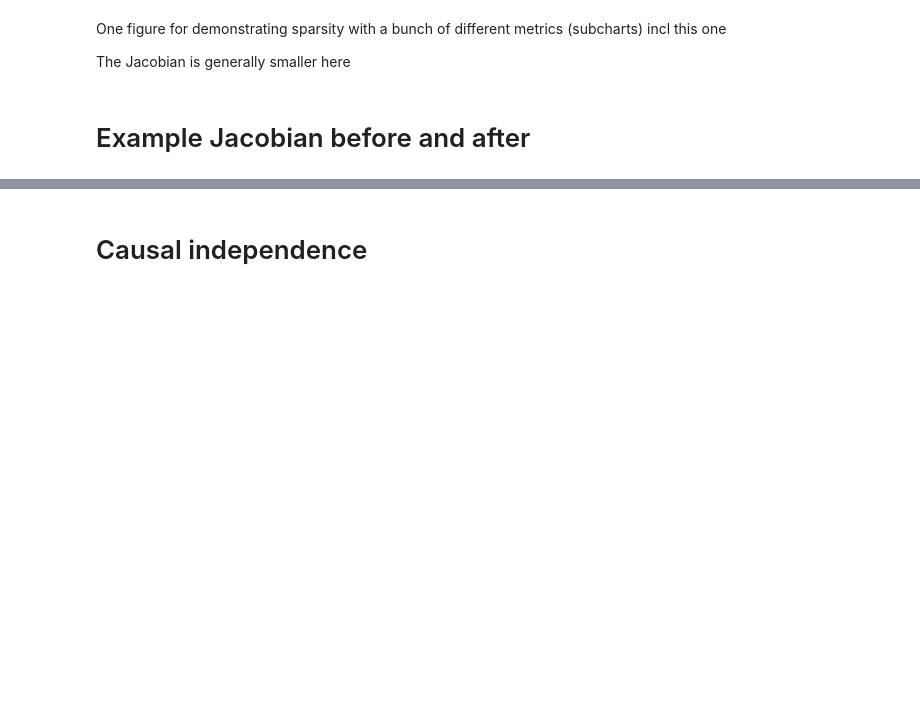
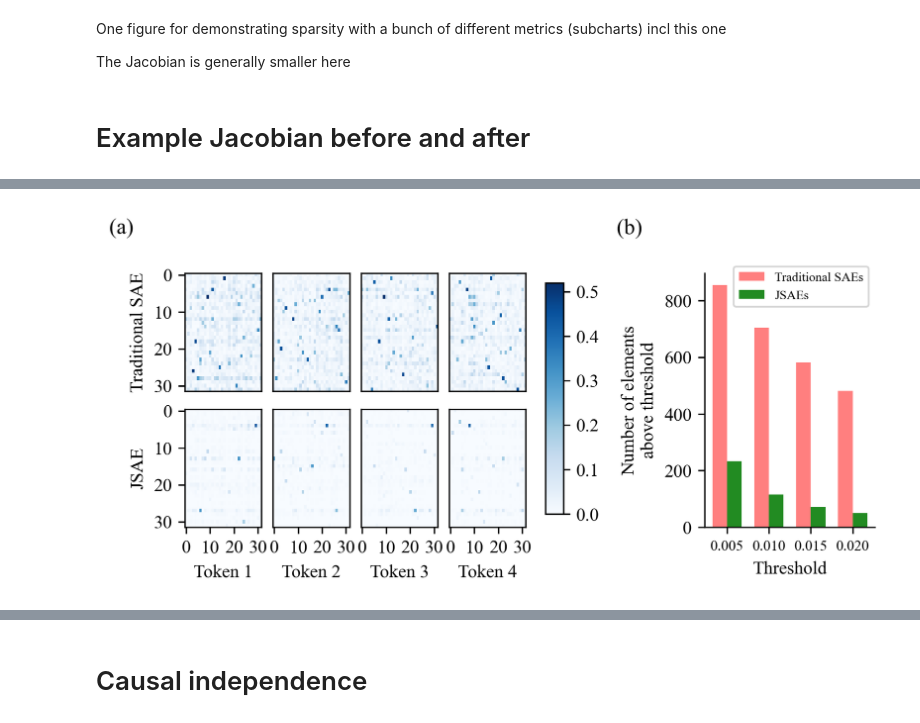
Before and after one commit to jugard99/jacobian-saes, a Jupyter notebook: notebooks/final_charts.ipynb, the cells around one changed output, grey strips where cells are left out. Saved outputs shown, nothing was run; the diff lists cells and outputs as text; code cells hidden in the pictures; blank space fills up the shorter version.

```diff
--- a/notebooks/final_charts.ipynb
+++ b/notebooks/final_charts.ipynb
@@ -45,3 +49,13 @@ cropped_hist_no_optim = hist_no_optim[bin_centers < upper_zoom_thresh]
 
 cdf = hist.cumsum(dim=0) / hist.sum()
 cdf_no_optim = hist_no_optim.cumsum(dim=0) / hist_no_optim.sum()
+# %%
+thresholds = [0.005, 0.01, 0.015, 0.02]
+num_above_thresholds = []
+num_above_thresholds_no_optim = []
+for thresh in thresholds:
+    # find the index of the bin edge that is equal to the threshold (assume it will always be there)
+    idx = torch.where((bin_edges - thresh).abs() < 1e-6)[0].item()
+    num_above_thresholds.append(hist[idx:].sum().item() / n_tokens_in_hist)
+    num_above_thresholds_no_optim.append(hist_no_optim[idx:].sum().item() / n_tokens_in_hist)
+num_above_thresholds, num_above_thresholds_no_optim
@@ -195,0 +226,32 @@ plot_jacobian_examples(), plot_jacobian_examples(normalization="L1"), plot_jacob
+# %%
+# Figure 1: Example Jacobians + Bar plot
+fig1 = plt.figure(figsize=(6.75, 2.5), dpi=300)
+gs1 = plt.GridSpec(1, 2, width_ratios=[2, 1], wspace=0.7)
+
+# Left panel: Jacobian examples with no normalization
+add_jacobian_panel(fig1, gs1, jacobian, jacobian_no_optim, position='left',
+                   normalization=None, width_ratio=2)
+
+# Right panel: Bar plot
+ax1 = fig1.add_subplot(gs1[1])
+bar_width = 0.35
+bar_positions = np.arange(len(thresholds))
+ax1.bar(bar_positions, num_above_thresholds_no_optim, bar_width,
+        label='Traditional SAEs', color='red', alpha=0.5)
+ax1.bar(bar_positions + bar_width, num_above_thresholds, bar_width,
+        label='JSAEs', color='forestgreen')
+ax1.set_xticks(bar_positions + bar_width / 2)
+ax1.set_xticklabels([f"{t:.3f}" for t in thresholds], fontsize=8)
+ax1.set_xlabel('Threshold')
+ax1.set_ylabel('Number of elements\nabove threshold')
+ax1.spines['top'].set_visible(False)
+ax1.spines['right'].set_visible(False)
+ax1.legend(loc='upper right', bbox_to_anchor=(1.0, 1.05), fancybox=True, fontsize=7)
+
+plt.figtext(0.04, 1, '(a)', fontsize=12)
+plt.figtext(0.61, 1, '(b)', fontsize=12)
+
+plt.savefig('./charts/jac_sparsity.pdf', dpi=300, bbox_inches='tight', pad_inches=0.1)
+plt.show()
+# %% [output]
+[figure, added]
```
Also changed, not shown: parts of 13 cells of this notebook, 10 other files.
